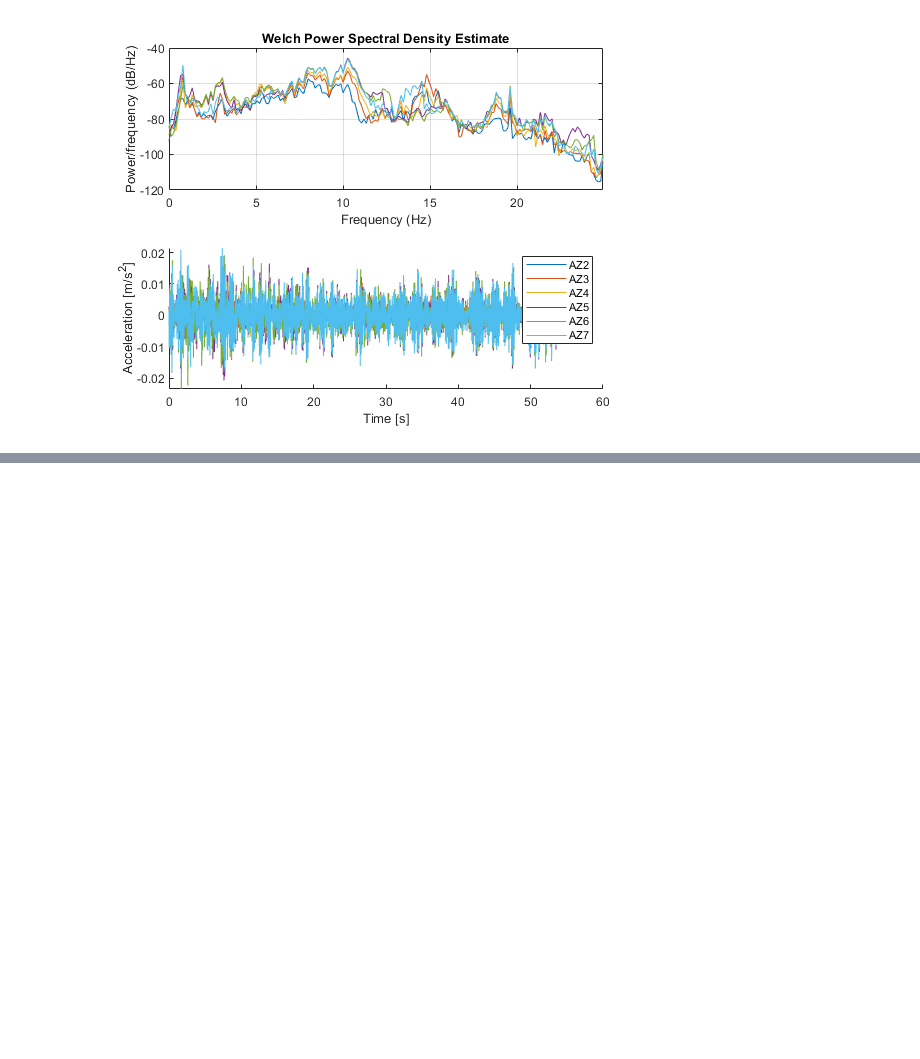
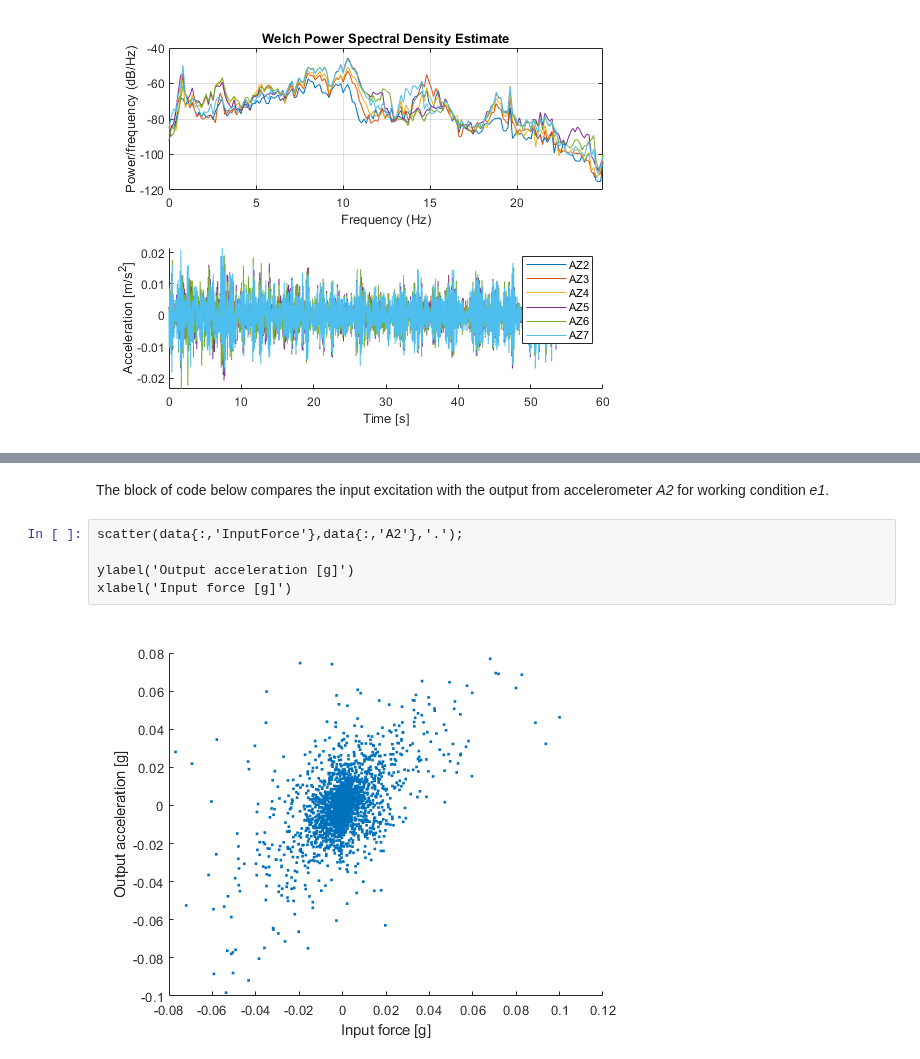
Before and after one commit to zwynne/EDACAB, a Jupyter notebook: DeepNote_MATLAB_templates/EDACAB_MATLAB_Shaker_table_notebook_template.ipynb, the cells around one changed output, grey strips where cells are left out. Drawn from its saved outputs; the diff is of its cells as text; blank space fills up the shorter version.

```diff
--- a/DeepNote_MATLAB_templates/EDACAB_MATLAB_Shaker_table_notebook_template.ipynb
+++ b/DeepNote_MATLAB_templates/EDACAB_MATLAB_Shaker_table_notebook_template.ipynb
@@ -152,3 +223,12 @@ ylabel('Acceleration [m/s^2]')
+# %% [markdown]
+The block of code below compares the input excitation with the output from accelerometer *A2* for working condition *e1*.
+# %%
+scatter(data{:,'InputForce'},data{:,'A2'},'.');
+
+ylabel('Output acceleration [g]')
+xlabel('Input force [g]')
+# %% [output]
+[figure, added]
 # %% [markdown]
 <a style='text-decoration:none;line-height:16px;display:flex;color:#5B5B62;padding:10px;justify-content:end;' href='https://deepnote.com?utm_source=created-in-deepnote-cell&projectId=e1ffcd3c-a30d-4451-8b1e-264dee75edb8' target="_blank">
 <img alt='Created in deepnote.com' style='display:inline;max-height:16px;margin:0px;margin-right:7.5px;' src='embedded-picture-1' > </img>
```
Also changed, not shown: parts of 13 cells of this notebook, 2 other files.
